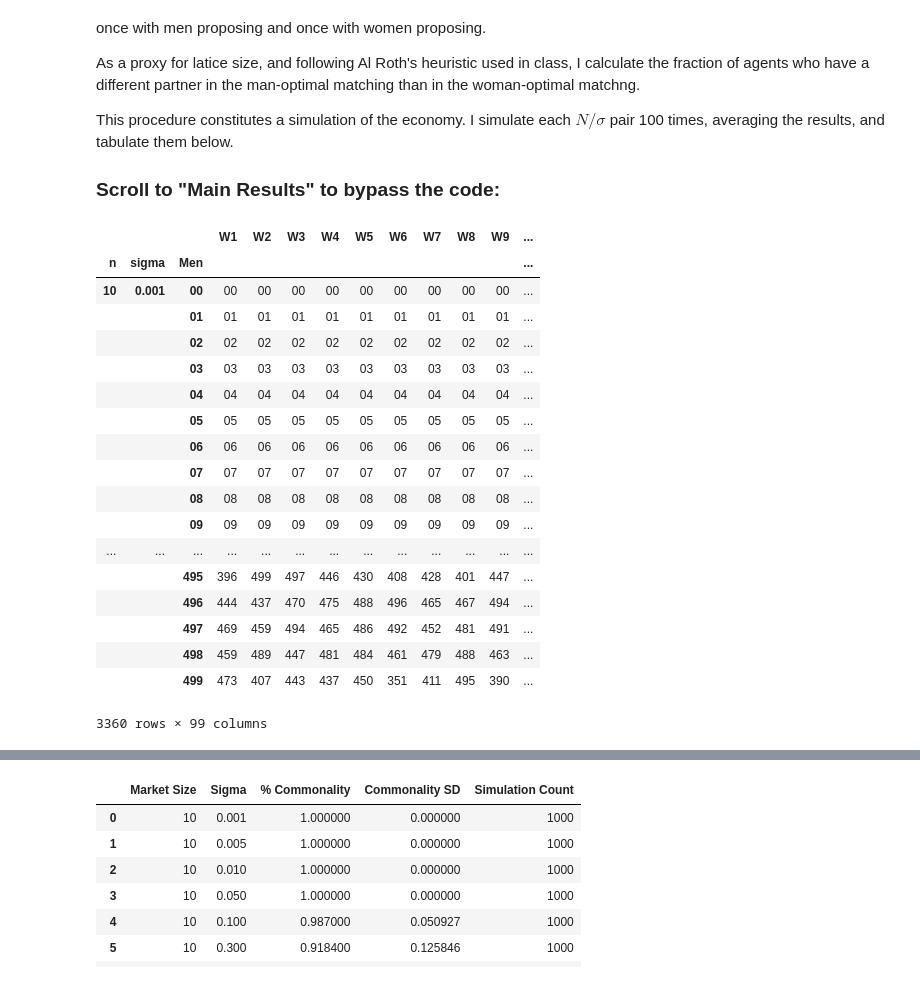
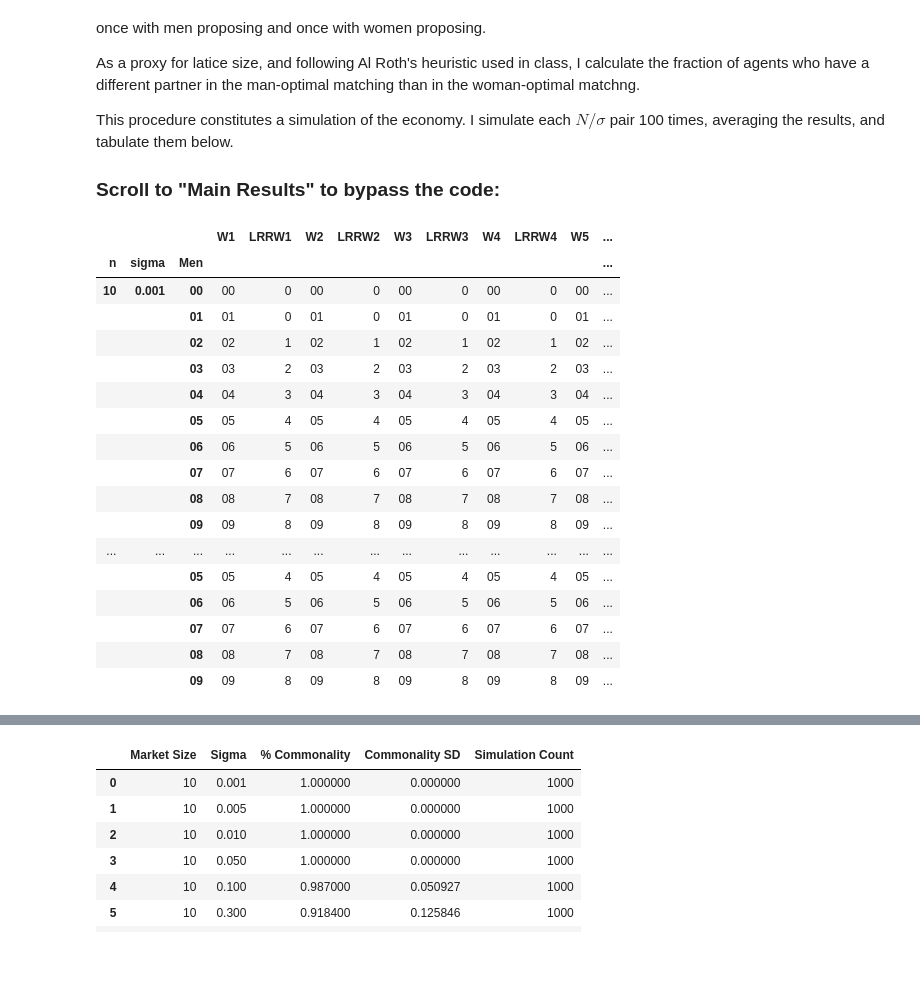
Before and after one commit to tgardnerh/MarketDesign, a Jupyter notebook: Short_Ranklist.ipynb, the cells around one changed output, grey strips where cells are left out. Cells and saved outputs as stored; diff of their text form; code cells hidden in the pictures.

Commit message:
Changed framework so it records the rank of the last woman to reject each man--information to guess at where to build a short match list

```diff
--- a/Short_Ranklist.ipynb
+++ b/Short_Ranklist.ipynb
@@ -65,6 +66,7 @@ def GS_Sim(
     sigma_fraction ,
     run_no
 ):
+
     #make randomly assigned preferences
     Mpref = {}
     Wpref = {}
@@ -88,7 +90,6 @@ def GS_Sim(
             ranklist = ranklist + name
         id =  str(i).zfill(length)
         Mpref.update({id:ranklist})
-
     #copypasta from above
     for i in range(0, n):
         utility = []
@@ -105,17 +106,42 @@ def GS_Sim(
         Wpref.update({id:ranklist})
 
 
+
+
+    #make dupes of the preferences, sicne galeshaply seems to fuck them up
+    MprefDup = copy.deepcopy(Mpref)
+    WprefDup = copy.deepcopy(Wpref)
+
     #Run matching
-    M_propose= galeshapley(Mpref, Wpref)
+    M_propose= galeshapley(MprefDup, WprefDup)
+
+    #extract "worst" rejecting suiter for each man
+    LRRW_list = []
+    for M, match in M_propose.items():
+        #extract M's ranklist:
+        ranklist = Mpref[M]
+
+        #initialize lowest ranked rejecting woman as the non-existant "0" ranked woman
+        LRRW = 0
+        for w in ranklist:
+            if int(w) == int(match) :
+                break
+
+            elif LRRW < int(w):
+                LRRW = int(w)
+
+        LRRW_list  = LRRW_list + [LRRW]
+
+
 
     #transform matchings into same-format list of tuples
     M_propose = list(M_propose.items())
 
-    #sort matchings
-    M_propose.sort(key=operator.itemgetter(0))
+    #make DataFrame
+    M_propose = pd.DataFrame(M_propose,columns=["Men", "W" + str(run_no)])
 
-    #make DataFrame of just the ranks of the women (since it's sorted by men)
-    M_propose = pd.DataFrame(M_propose,columns=["Men", "W" + str(run_no)])
+    #add on LRRW values
+    M_propose["LRRW" + str(run_no)] = LRRW_list
 
     #make multiIndex
     M_propose['n'] = n
@@ -142,30 +168,29 @@ def simulate(run_no):
 # %%
 
 
 pool = mp.Pool(processes = (mp.cpu_count()))
-results = pool.map(simulate, range(1,runs))
+results = pool.map(simulate, range(0,runs))
 pool.close()
 pool.join()
 
 results_df = pd.concat(results, sort=True, axis = 1)
 results_df
 # %% [output]
-|  |  |  | W1 | W2 | W3 | W4 | W5 | W6 | W7 | W8 | W9 | ... |
+|  |  |  | W1 | LRRW1 | W2 | LRRW2 | W3 | LRRW3 | W4 | LRRW4 | W5 | ... |
 | n | sigma | Men |  |  |  |  |  |  |  |  |  | ... |
-| 10 | 0.001 | 00 | 00 | 00 | 00 | 00 | 00 | 00 | 00 | 00 | 00 | ... |
-|  |  | 01 | 01 | 01 | 01 | 01 | 01 | 01 | 01 | 01 | 01 | ... |
-|  |  | 02 | 02 | 02 | 02 | 02 | 02 | 02 | 02 | 02 | 02 | ... |
-|  |  | 03 | 03 | 03 | 03 | 03 | 03 | 03 | 03 | 03 | 03 | ... |
-|  |  | 04 | 04 | 04 | 04 | 04 | 04 | 04 | 04 | 04 | 04 | ... |
-|  |  | 05 | 05 | 05 | 05 | 05 | 05 | 05 | 05 | 05 | 05 | ... |
-|  |  | 06 | 06 | 06 | 06 | 06 | 06 | 06 | 06 | 06 | 06 | ... |
-|  |  | 07 | 07 | 07 | 07 | 07 | 07 | 07 | 07 | 07 | 07 | ... |
-|  |  | 08 | 08 | 08 | 08 | 08 | 08 | 08 | 08 | 08 | 08 | ... |
-|  |  | 09 | 09 | 09 | 09 | 09 | 09 | 09 | 09 | 09 | 09 | ... |
+| 10 | 0.001 | 00 | 00 | 0 | 00 | 0 | 00 | 0 | 00 | 0 | 00 | ... |
+|  |  | 01 | 01 | 0 | 01 | 0 | 01 | 0 | 01 | 0 | 01 | ... |
+|  |  | 02 | 02 | 1 | 02 | 1 | 02 | 1 | 02 | 1 | 02 | ... |
+|  |  | 03 | 03 | 2 | 03 | 2 | 03 | 2 | 03 | 2 | 03 | ... |
+|  |  | 04 | 04 | 3 | 04 | 3 | 04 | 3 | 04 | 3 | 04 | ... |
+|  |  | 05 | 05 | 4 | 05 | 4 | 05 | 4 | 05 | 4 | 05 | ... |
+|  |  | 06 | 06 | 5 | 06 | 5 | 06 | 5 | 06 | 5 | 06 | ... |
+|  |  | 07 | 07 | 6 | 07 | 6 | 07 | 6 | 07 | 6 | 07 | ... |
+|  |  | 08 | 08 | 7 | 08 | 7 | 08 | 7 | 08 | 7 | 08 | ... |
+|  |  | 09 | 09 | 8 | 09 | 8 | 09 | 8 | 09 | 8 | 09 | ... |
 | ... | ... | ... | ... | ... | ... | ... | ... | ... | ... | ... | ... | ... |
-|  |  | 495 | 396 | 499 | 497 | 446 | 430 | 408 | 428 | 401 | 447 | ... |
-|  |  | 496 | 444 | 437 | 470 | 475 | 488 | 496 | 465 | 467 | 494 | ... |
-|  |  | 497 | 469 | 459 | 494 | 465 | 486 | 492 | 452 | 481 | 491 | ... |
-|  |  | 498 | 459 | 489 | 447 | 481 | 484 | 461 | 479 | 488 | 463 | ... |
-|  |  | 499 | 473 | 407 | 443 | 437 | 450 | 351 | 411 | 495 | 390 | ... |
+|  |  | 05 | 05 | 4 | 05 | 4 | 05 | 4 | 05 | 4 | 05 | ... |
+|  |  | 06 | 06 | 5 | 06 | 5 | 06 | 5 | 06 | 5 | 06 | ... |
+|  |  | 07 | 07 | 6 | 07 | 6 | 07 | 6 | 07 | 6 | 07 | ... |
+|  |  | 08 | 08 | 7 | 08 | 7 | 08 | 7 | 08 | 7 | 08 | ... |
+|  |  | 09 | 09 | 8 | 09 | 8 | 09 | 8 | 09 | 8 | 09 | ... |
-3360 rows × 99 columns
```
Also changed, not shown: parts of 3 cells of this notebook.
